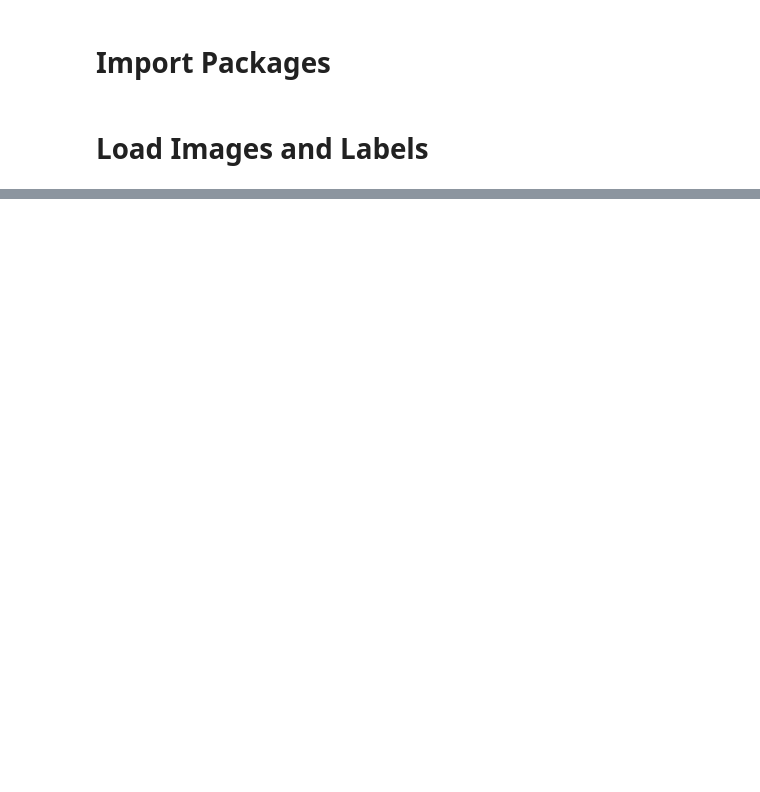
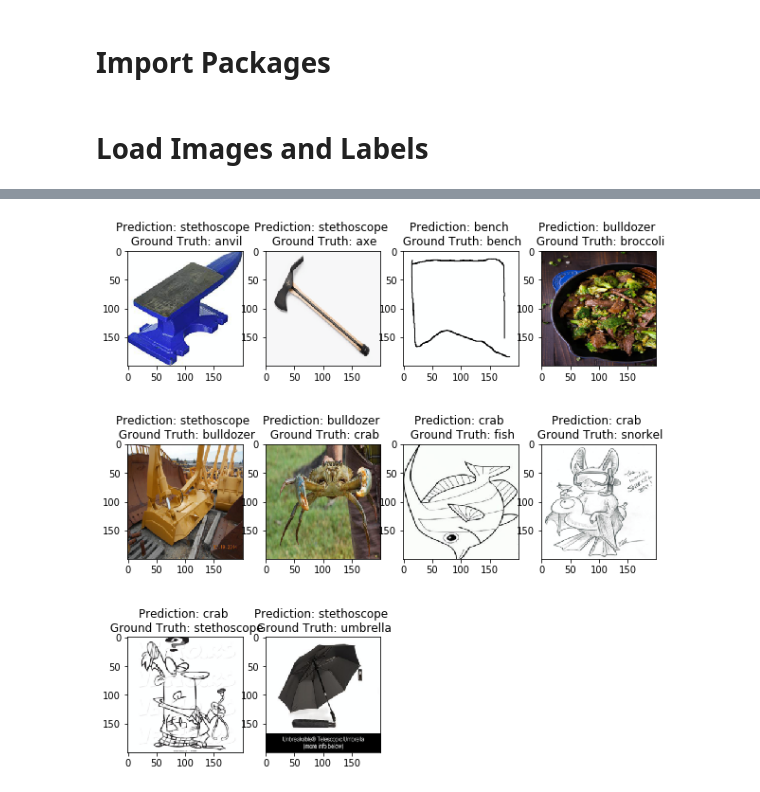
Before and after one commit to david-siqi-liu/cs684-final-project, a Jupyter notebook: cs684_project.ipynb, the cells around one changed output, grey strips where cells are left out. Drawn from its saved outputs; the diff is of its cells as text; code cells hidden in the pictures; blank space fills up the shorter version.

```diff
--- a/cs684_project.ipynb
+++ b/cs684_project.ipynb
@@ -296,0 +416,19 @@ imshow(out, title=[x for x in sample_label])
+# %%
+untrained_baseline = Baseline(num_labels).eval()
+
+fig = plt.figure(figsize=(10, 10))
+
+plt.subplots_adjust(hspace=0.5)
+
+for label, english in enumerate(labels.values()):
+  index = source_train_dataset.get_random_sample_index(label)
+  img, _ = source_train_dataset[index]
+  output = untrained_baseline.forward(img[None])
+  prediction = int(torch.argmax(output).numpy())
+  ax1 = fig.add_subplot(3, 4, label+1)
+  plt.title("Prediction: {0} \n Ground Truth: {1}".format(labels[prediction], labels[label]))
+  ax1.imshow(tensor_to_PIL(img, mean, std))
+
+plt.show()
+# %% [output]
+[figure, added]
```
Also changed, not shown: parts of 37 cells of this notebook.
